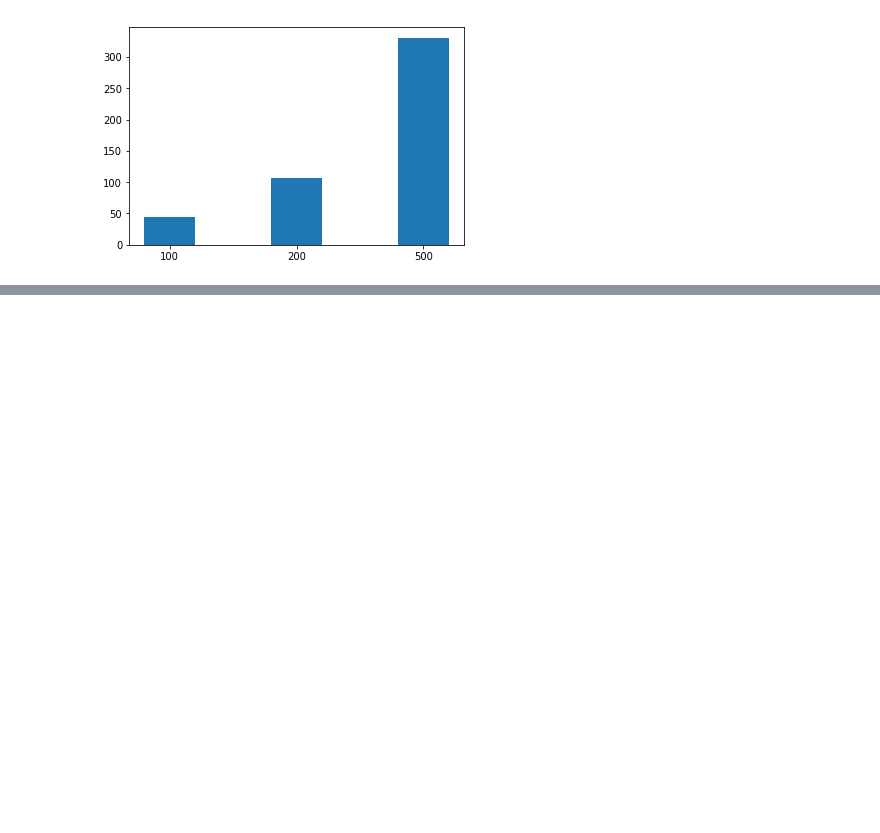
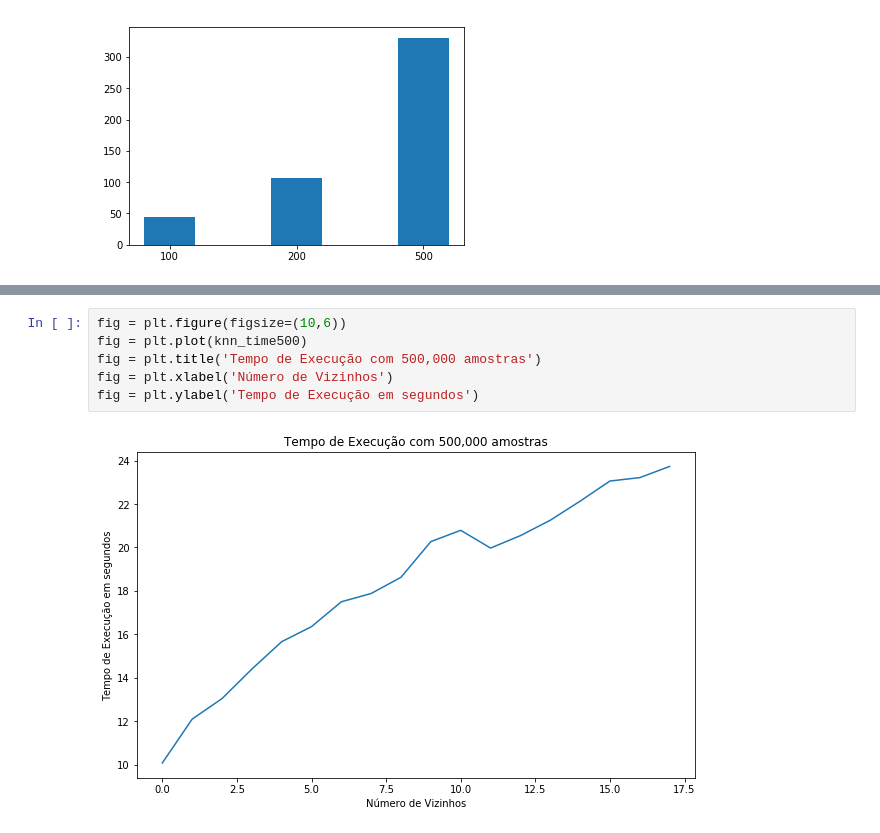
Before and after one commit to Machine-Learning-FGA/exotic-particles-problem, a Jupyter notebook: Grafico Tempo KNN.ipynb, the cells around one changed output, grey strips where cells are left out. Cells and saved outputs as stored; diff of their text form; blank space fills up the shorter version.

```diff
--- a/Grafico Tempo KNN.ipynb
+++ b/Grafico Tempo KNN.ipynb
@@ -30,0 +65,8 @@ plt.show()
+# %%
+fig = plt.figure(figsize=(10,6))
+fig = plt.plot(knn_time500)
+fig = plt.title('Tempo de Execução com 500,000 amostras')
+fig = plt.xlabel('Número de Vizinhos')
+fig = plt.ylabel('Tempo de Execução em segundos')
+# %% [output]
+[figure, added]
```
Also changed, not shown: parts of 3 cells of this notebook.
